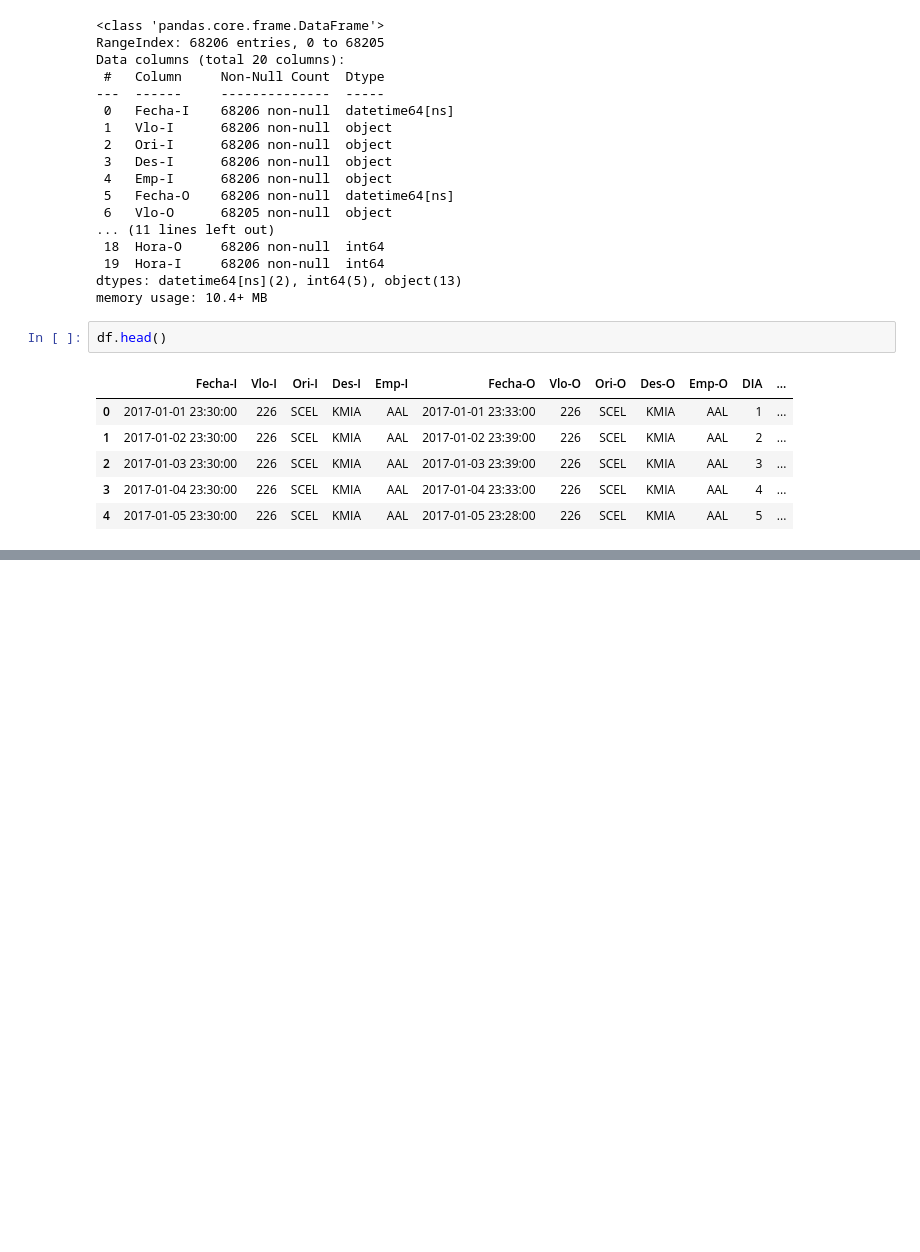
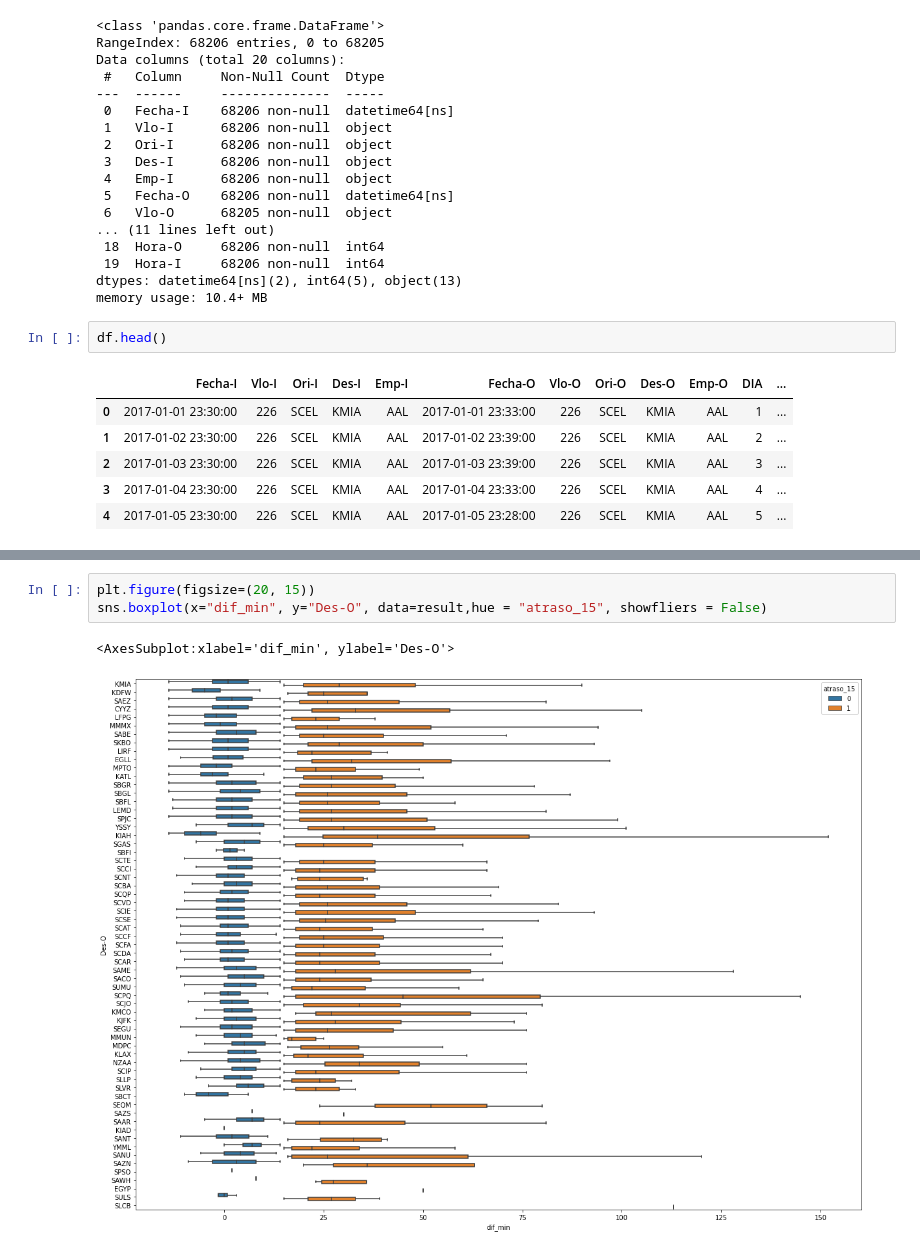
Before and after one commit to mrdeds/dudley_latam_challenge, a Jupyter notebook: solution.ipynb, the cells around one changed output, grey strips where cells are left out. Drawn from its saved outputs; the diff is of its cells as text; blank space fills up the shorter version.

```diff
--- a/solution.ipynb
+++ b/solution.ipynb
@@ -175,0 +264,6 @@ profile
+# %%
+plt.figure(figsize=(20, 15))
+sns.boxplot(x="dif_min", y="Des-O", data=result,hue = "atraso_15", showfliers = False)
+# %% [output]
+<AxesSubplot:xlabel='dif_min', ylabel='Des-O'>
+[figure, added]
```
Also changed, not shown: parts of 12 cells of this notebook, 2 other files.
